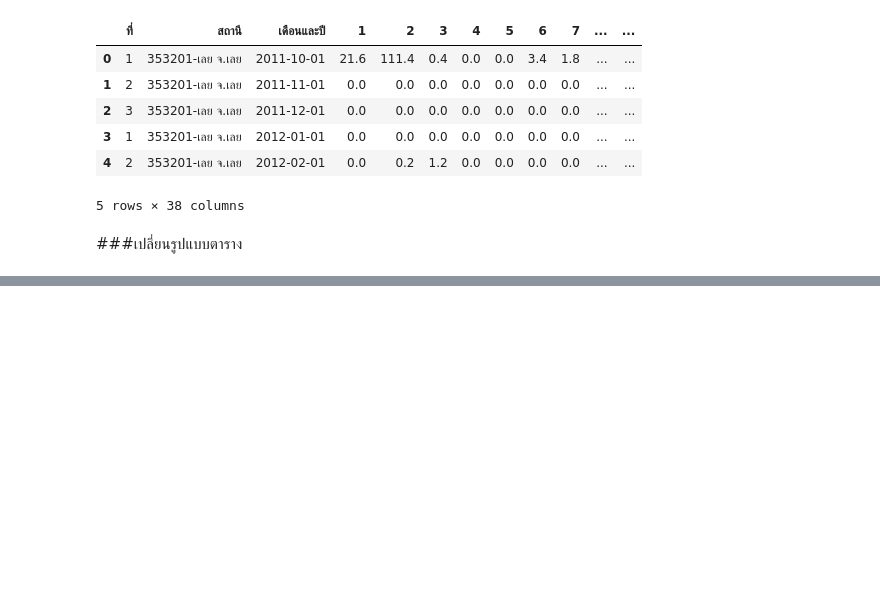
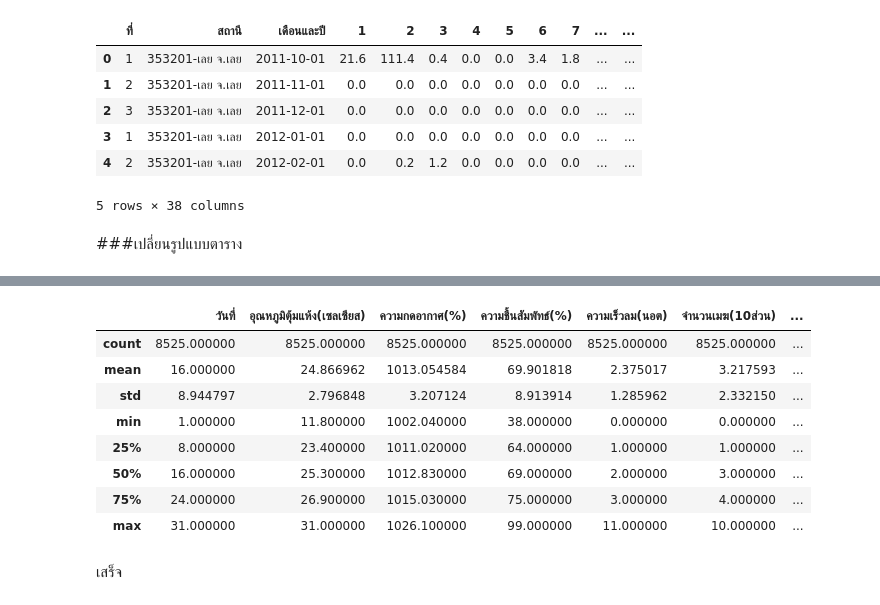
Before and after one commit to Piyaphat23/BSC_DPDM23, a Jupyter notebook: midterm_bscdpdm23.ipynb, the cells around one changed output, grey strips where cells are left out. Drawn from its saved outputs; the diff is of its cells as text; code cells hidden in the pictures; blank space fills up the shorter version.

```diff
--- a/midterm_bscdpdm23.ipynb
+++ b/midterm_bscdpdm23.ipynb
@@ -2731,0 +2966,8 @@ DBT_L_H = DBT_L.set_index(['จังหวัด','ปี','เดือน']).
+# %%
+join_SK = pd.merge(atmos_SK_H,Hum_SK_H,on='ID')
+join_SK_1 = pd.merge(join_SK,Wind_SK_H,on='ID')
+join_SK_2 = pd.merge(join_SK_1,Cloud_SK_H,on='ID')
+join_SK_3 = pd.merge(join_SK_2,Rain_SK_H,on='ID')
+join_SK_4 = pd.merge(join_SK_3,Dpt_SK_H,on='ID')
+join_SK_5 = pd.merge(join_SK_4,Low_SK_H,on='ID')
+join_SK_6 = pd.merge(join_SK_5,Dry_SK_H,on='ID')
@@ -2731,0 +2985,8 @@ DBT_L_H = DBT_L.set_index(['จังหวัด','ปี','เดือน']).
+# %%
+join_NK = pd.merge(atmos_NK_H,Hum_NK_H,on='ID')
+join_NK_1 = pd.merge(join_NK,Wind_NK_H,on='ID')
+join_NK_2 = pd.merge(join_NK_1,Cloud_NK_H,on='ID')
+join_NK_3 = pd.merge(join_NK_2,Rain_NK_H,on='ID')
+join_NK_4 = pd.merge(join_NK_3,Dpt_NK_H,on='ID')
+join_NK_5 = pd.merge(join_NK_4,Low_NK_H,on='ID')
+join_NK_6 = pd.merge(join_NK_5,Dry_NK_H,on='ID')
@@ -2731,0 +3004,8 @@ DBT_L_H = DBT_L.set_index(['จังหวัด','ปี','เดือน']).
+# %%
+join_Loei = pd.merge(atmos_Loei_H,Hum_Loei_H,on='ID')
+join_Loei_1 = pd.merge(join_Loei,Wind_Loei_H,on='ID')
+join_Loei_2 = pd.merge(join_Loei_1,Cloud_Loei_H,on='ID')
+join_Loei_3 = pd.merge(join_Loei_2,Rain_Loei_H,on='ID')
+join_Loei_4 = pd.merge(join_Loei_3,Dpt_Loei_H,on='ID')
+join_Loei_5 = pd.merge(join_Loei_4,Low_Loei_H,on='ID')
+join_Loei_6 = pd.merge(join_Loei_5,Dry_Loei_H,on='ID')
@@ -2731,0 +3023,7 @@ DBT_L_H = DBT_L.set_index(['จังหวัด','ปี','เดือน']).
+# %%
+use_data = pd.concat([join_KK_6,join_NP_6,join_SK_6,join_NK_6,join_Loei_6]).reset_index().drop(columns='index')
+# joinkk5.head()
+# joinNP5.head()
+# joinSK5.head()
+# joinNK5.head()
+# joinl5.head()
@@ -2731,0 +3056,14 @@ DBT_L_H = DBT_L.set_index(['จังหวัด','ปี','เดือน']).
+# %%
+use_data.describe()
+# %% [output]
+|  | วันที่ | อุณหภูมิตุ้มแห้ง(เซลเซียส) | ความกดอากาศ(%) | ความชื้นสัมพัทธ์(%) | ความเร็วลม(นอต) | จำนวนเมฆ(10ส่วน) | ... |
+| count | 8525.000000 | 8525.000000 | 8525.000000 | 8525.000000 | 8525.000000 | 8525.000000 | ... |
+| mean | 16.000000 | 24.866962 | 1013.054584 | 69.901818 | 2.375017 | 3.217593 | ... |
+| std | 8.944797 | 2.796848 | 3.207124 | 8.913914 | 1.285962 | 2.332150 | ... |
+| min | 1.000000 | 11.800000 | 1002.040000 | 38.000000 | 0.000000 | 0.000000 | ... |
+| 25% | 8.000000 | 23.400000 | 1011.020000 | 64.000000 | 1.000000 | 1.000000 | ... |
+| 50% | 16.000000 | 25.300000 | 1012.830000 | 69.000000 | 2.000000 | 3.000000 | ... |
+| 75% | 24.000000 | 26.900000 | 1015.030000 | 75.000000 | 3.000000 | 4.000000 | ... |
+| max | 31.000000 | 31.000000 | 1026.100000 | 99.000000 | 11.000000 | 10.000000 | ... |
+# %% [markdown]
+เสร็จ
```
Also changed, not shown: parts of 25 cells of this notebook.
